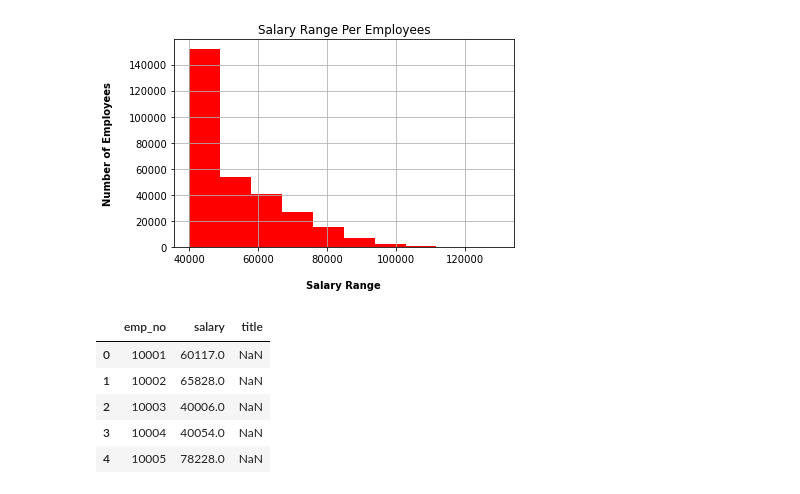
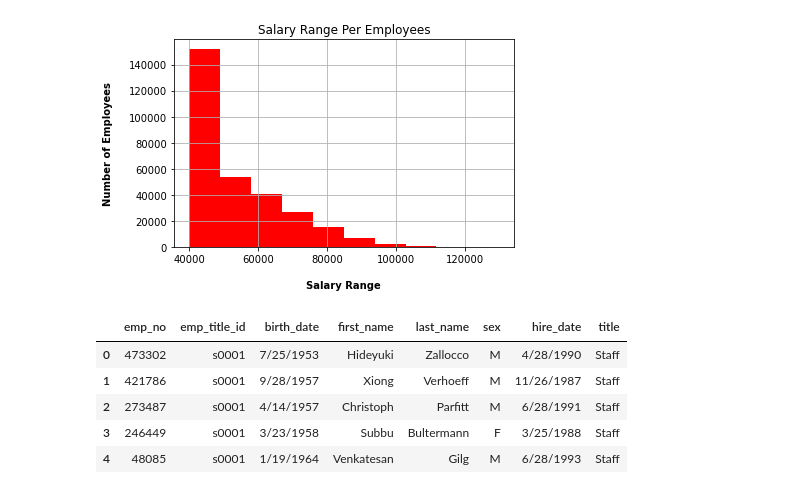
Before and after one commit to Marlyng26/Employee-Analysis, a Jupyter notebook: Bonus.ipynb, the cells around one changed output. Cells and saved outputs as stored; diff of their text form; code cells hidden in the pictures.

```diff
--- a/Bonus.ipynb
+++ b/Bonus.ipynb
@@ -42,12 +35,14 @@ plt.savefig("Histo_Employee_Salary_Range.png")
 # %%
 #Merge employees and salaries table
 
-salaries_employees = pd.merge(salary_data,title_data, on= "emp_no", how="outer")
-salaries_employees.head()
+# salaries_employees = pd.merge(salary_data,employees_data, on= "emp_no", how="outer")
+# salaries_employees.head()
+merged_employee_title = pd.merge(employees_data, title_data, on = "emp_title_id", how ="inner")
+merged_employee_title.head()
 # %% [output]
-|  | emp_no | salary | title |
-| 0 | 10001 | 60117.0 | NaN |
-| 1 | 10002 | 65828.0 | NaN |
-| 2 | 10003 | 40006.0 | NaN |
-| 3 | 10004 | 40054.0 | NaN |
-| 4 | 10005 | 78228.0 | NaN |
+|  | emp_no | emp_title_id | birth_date | first_name | last_name | sex | hire_date | title |
+| 0 | 473302 | s0001 | 7/25/1953 | Hideyuki | Zallocco | M | 4/28/1990 | Staff |
+| 1 | 421786 | s0001 | 9/28/1957 | Xiong | Verhoeff | M | 11/26/1987 | Staff |
+| 2 | 273487 | s0001 | 4/14/1957 | Christoph | Parfitt | M | 6/28/1991 | Staff |
+| 3 | 246449 | s0001 | 3/23/1958 | Subbu | Bultermann | F | 3/25/1988 | Staff |
+| 4 | 48085 | s0001 | 1/19/1964 | Venkatesan | Gilg | M | 6/28/1993 | Staff |
```
Also changed, not shown: parts of 12 cells of this notebook, 3 other files.
